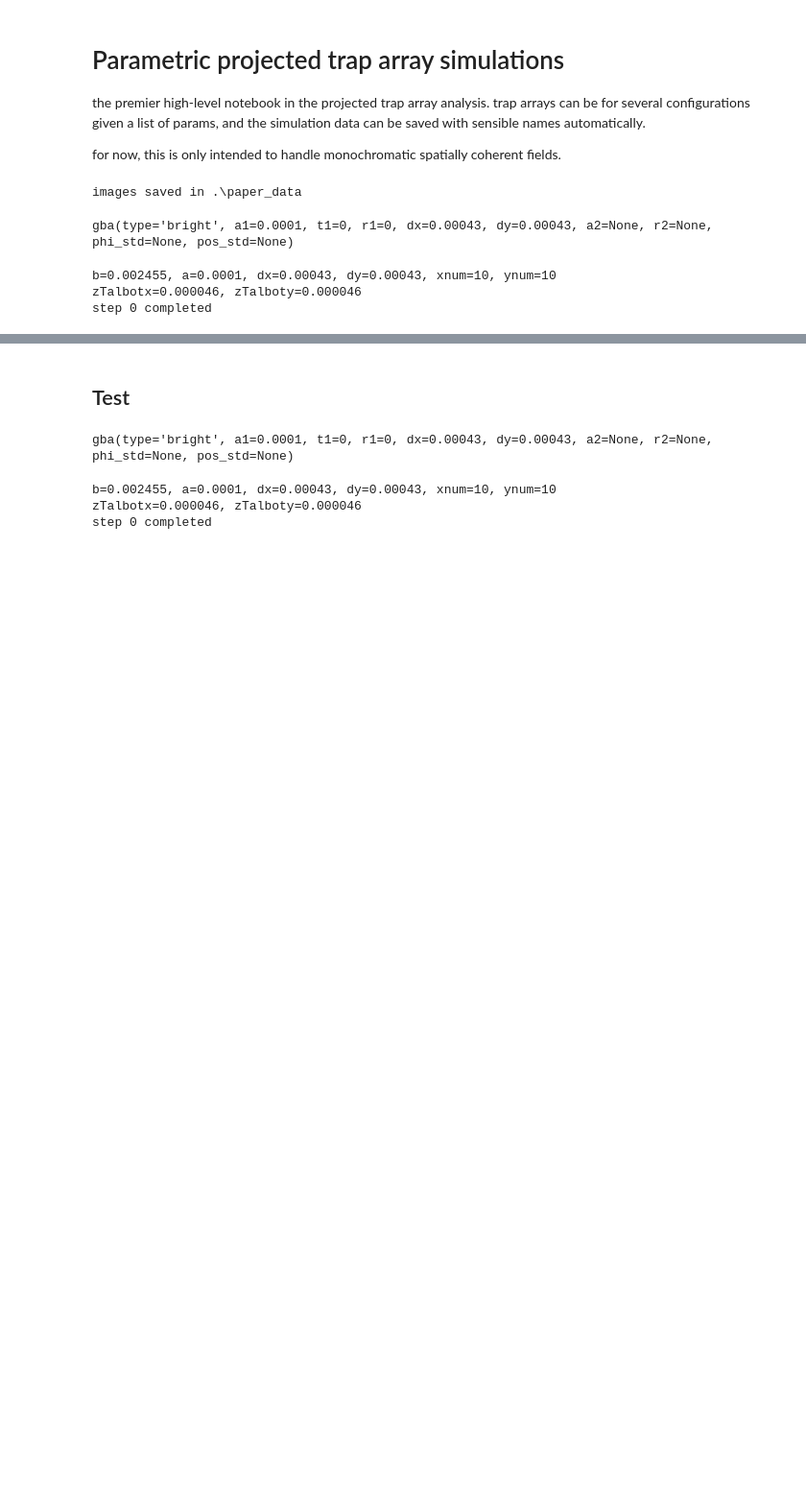
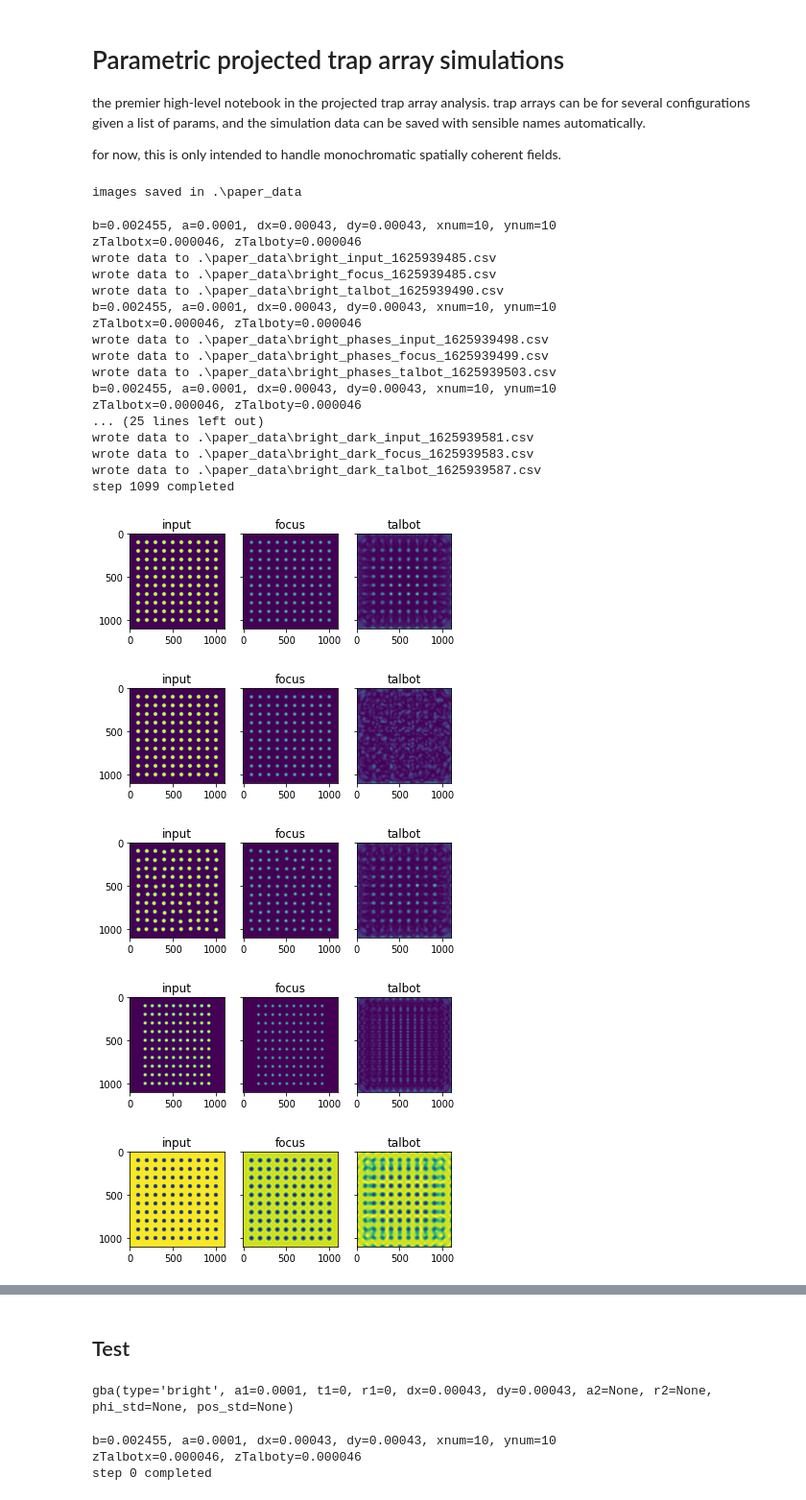
Before and after one commit to prhuft/fourier-optics, a Jupyter notebook: gba/parametric_gba_plots.ipynb, the cells around one changed output, grey strips where cells are left out. Shown at 96% size. Cells and saved outputs as stored; diff of their text form; code cells hidden in the pictures; blank space fills up the shorter version.

Commit message:
parametric plots nb generates all data of intereset in one run

```diff
--- a/gba/parametric_gba_plots.ipynb
+++ b/gba/parametric_gba_plots.ipynb
@@ -46,16 +47,26 @@ pts = 1100 # grid mesh is pts x pts
 # Gaussian beam array object.
 param_names = ['type','a1','t1','r1','dx','dy','a2','r2','phi_std','pos_std']
 gba = namedtuple('gba',param_names,defaults=[None,None,None,None])
-# %%
-## the Gaussian beams arrays to generate
-
-configurations = [gba('bright',1e-4,0,0,4.3e-4,4.3e-4)],
-                  gba('bright_asym',1e-4,1,0,4.3e-4,4.3e-4)]
-# %% [output]
-gba(type='bright', a1=0.0001, t1=0, r1=0, dx=0.00043, dy=0.00043, a2=None, r2=None, phi_std=None, pos_std=None)
+# %%
+## the Gaussian beams arrays to generate
+
+a = 1e-4
+d = 4.3*a
+r = 1/sqrt(1.998)
+
+configurations = [
+                    gba('bright',a,0,0,d,d),
+                    gba('bright_phases',a,0,0,d,d,phi_std=0.2),
+                    gba('bright_pos',a,0,0,d,d,pos_std=0.2*a),
+                    gba('bright_asym',a,0,0,d,1.22*d),
+                    gba('dark',a,1,r,d,d),
+                    gba('dark_pos',a,1,r,d,d,pos_std=0.2*a),
+                    gba('dark_asym',a,1,r,d,1.22*d),
+                    gba('bright_dark',a,0.8,r,d,d,a2=a,r2=0.5)
+                ]
 # %%
 plot=True
-savedata=False
+savedata=True
 
 labels = ['input','focus','talbot'] # output axial plane
 
@@ -155,32 +166,51 @@ for i,cfg in enumerate(configurations):
 
     metadata=f"lambda={lmbda}, f1={f1}, f2={f2}, xnum={xnum}, ynum={ynum}, a1={a1}, dx={dx}, \
         dy={dy}, pts={pts}, phi_std={phi_std}, pos_std={pos_std}, \
         r1={r1}, t1={t1}, a2={a2}, r2={r2}, zTalbotx={zTalbotx}, \
         zTalboty={zTalboty}"
 
     for l,field,z2,ax in zip(
         labels,[field0,focal_field,talbot_field],[0]+zvals,axes):
         I2_xy = conjugate(field)*field
         if z2 == f2 or z2 == 0:
             I2xy_max = amax(I2_xy)
         I2_xy /= I2xy_max
         I2_xy = real(I2_xy)
 
         # plot
         if plot:
             mmscl = 1e3
             ax.set_title(l)
 #             ax.set_aspect('equal')
             cax = ax.imshow(I2_xy) #,extent=[-w*mmscl,w*mmscl,-w*mmscl,w*mmscl])
             cax.set_norm(colors.Normalize(vmin=0, vmax=1))
 
         if savedata:
-            fname = f'test_{name}_{l}_{int(time())}.csv'
+            fname = f'{name}_{l}_{int(time())}.csv'
             filepath = os.path.join(imagedir,fname)
             soln_to_csv(filepath, I2_xy, labels=False, metastr=metadata)
 
 print(f"step {i} completed")
 # %% [output]
 b=0.002455, a=0.0001, dx=0.00043, dy=0.00043, xnum=10, ynum=10
 zTalbotx=0.000046, zTalboty=0.000046
-step 0 completed
+wrote data to .\paper_data\bright_input_1625939485.csv
+wrote data to .\paper_data\bright_focus_1625939485.csv
+wrote data to .\paper_data\bright_talbot_1625939490.csv
+b=0.002455, a=0.0001, dx=0.00043, dy=0.00043, xnum=10, ynum=10
+zTalbotx=0.000046, zTalboty=0.000046
+wrote data to .\paper_data\bright_phases_input_1625939498.csv
+wrote data to .\paper_data\bright_phases_focus_1625939499.csv
+wrote data to .\paper_data\bright_phases_talbot_1625939503.csv
+b=0.002455, a=0.0001, dx=0.00043, dy=0.00043, xnum=10, ynum=10
+zTalbotx=0.000046, zTalboty=0.000046
+... (25 lines left out)
+wrote data to .\paper_data\bright_dark_input_1625939581.csv
+wrote data to .\paper_data\bright_dark_focus_1625939583.csv
+wrote data to .\paper_data\bright_dark_talbot_1625939587.csv
+step 1099 completed
+[figure, added]
+[figure, added]
+[figure, added]
+[figure, added]
+[figure, added]
```
Also changed, not shown: parts of 2 cells of this notebook, 24 other files.
